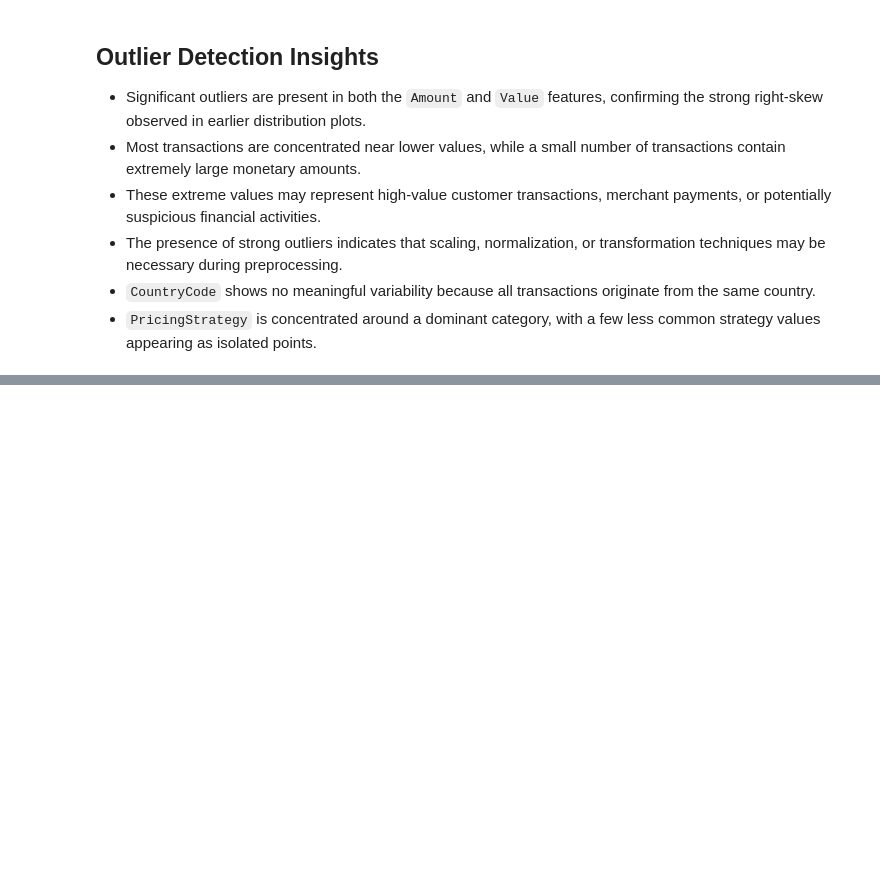
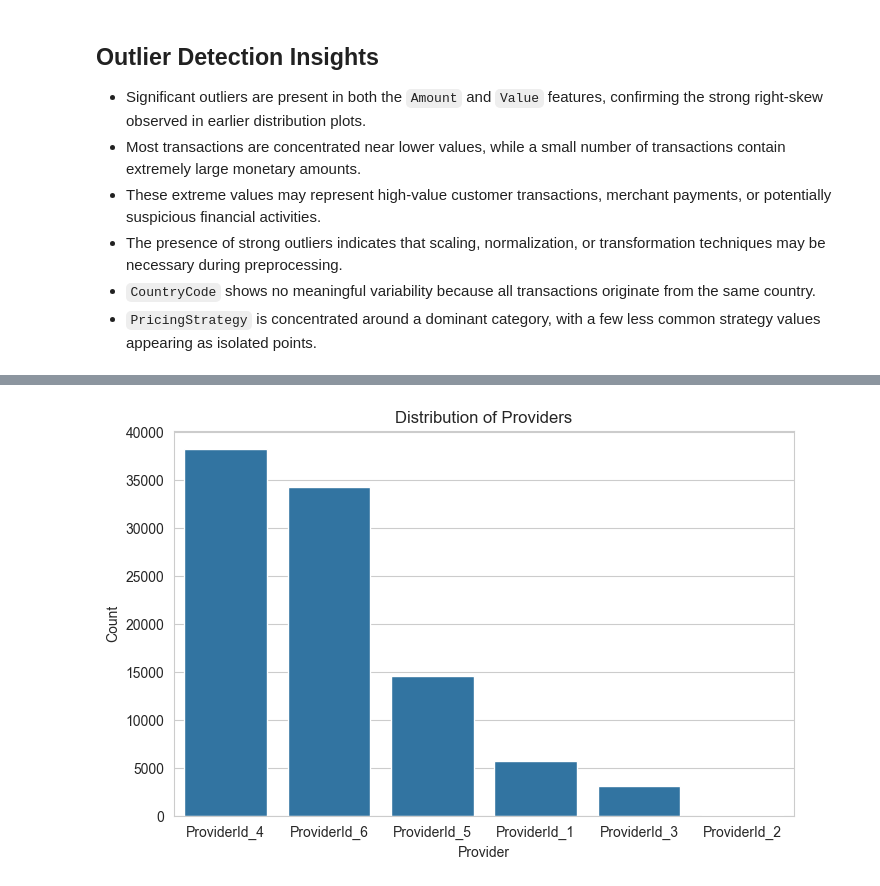
Before and after one commit to Bilen189/credit-risk-model, a Jupyter notebook: notebooks/eda.ipynb, the cells around one changed output, grey strips where cells are left out. Saved outputs shown, nothing was run; the diff lists cells and outputs as text; code cells hidden in the pictures; blank space fills up the shorter version.

```diff
--- a/notebooks/eda.ipynb
+++ b/notebooks/eda.ipynb
@@ -263,0 +304,20 @@ plt.show()
+# %%
+# Provider distribution
+
+plt.figure(figsize=(8, 5))
+
+sns.countplot(
+    data=df,
+    x='ProviderId',
+    order=df['ProviderId'].value_counts().index
+)
+
+plt.title("Distribution of Providers")
+
+plt.xlabel("Provider")
+
+plt.ylabel("Count")
+
+plt.show()
+# %% [output]
+[figure, added]
```
Also changed, not shown: parts of 4 cells of this notebook.
